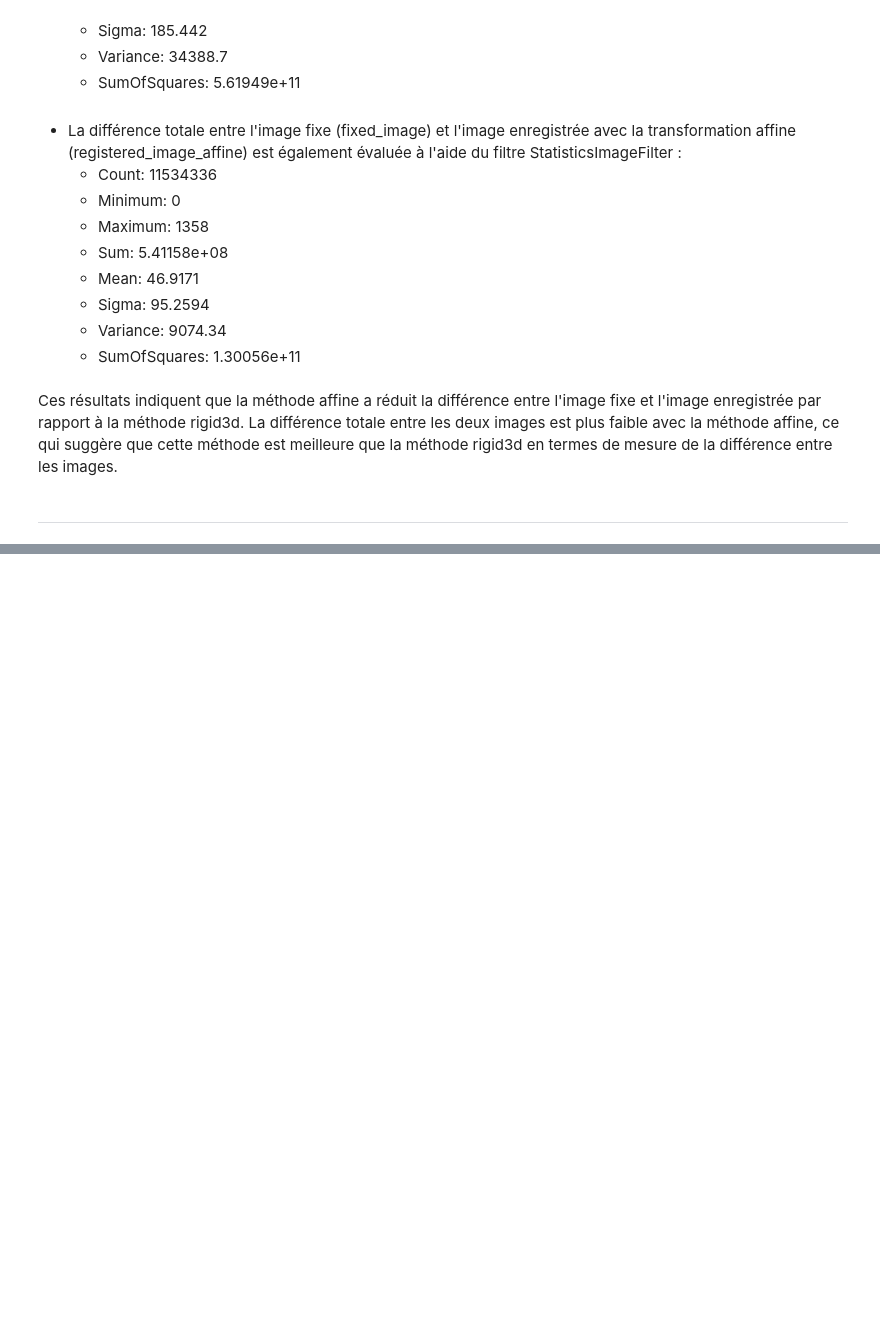
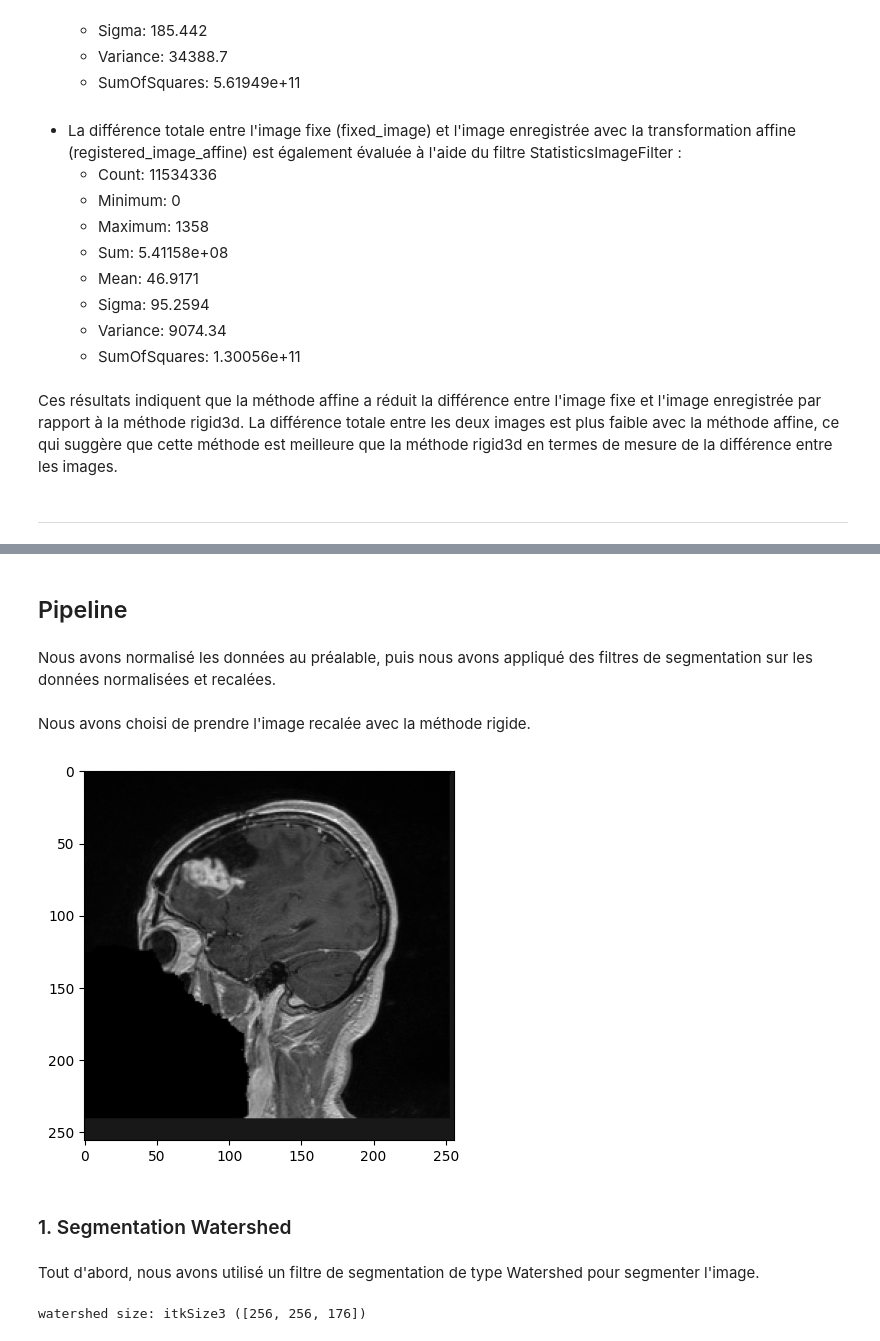
Before and after one commit to DvDC13/ITK-VTK, a Jupyter notebook: pipeline.ipynb, the cells around one changed output, grey strips where cells are left out. Saved outputs shown, nothing was run; the diff lists cells and outputs as text; code cells hidden in the pictures; blank space fills up the shorter version.

```diff
--- a/recalage.ipynb
+++ b/pipeline.ipynb
@@ -119,8 +140,8 @@ def register_images_rigid3D(fixed_image, moving_image):
 
     TransformType = itk.VersorRigid3DTransform[itk.D]
     OptimizerType = itk.RegularStepGradientDescentOptimizerv4[itk.D]
-    MetricType = itk.MeanSquaresImageToImageMetricv4[FixedImageType, MovingImageType]
-    RegistrationType = itk.ImageRegistrationMethodv4[FixedImageType, MovingImageType]
+    MetricType = itk.MeanSquaresImageToImageMetricv4[ImageTypeF, ImageTypeF]
+    RegistrationType = itk.ImageRegistrationMethodv4[ImageTypeF, ImageTypeF]
 
     metric = MetricType.New()
     optimizer = OptimizerType.New()
@@ -134,7 +155,7 @@ def register_images_rigid3D(fixed_image, moving_image):
 
     initial_transform = TransformType.New()
 
-    TransformInitializerType = itk.CenteredTransformInitializer[TransformType, FixedImageType, MovingImageType]
+    TransformInitializerType = itk.CenteredTransformInitializer[TransformType, ImageTypeF, ImageTypeF]
     initializer = TransformInitializerType.New()
 
     initializer.SetTransform(initial_transform)
@@ -229,7 +250,7 @@ def register_images_rigid3D(fixed_image, moving_image):
 
     return registered_image
 # %%
-registered_image_rigid = register_images_rigid3D(fixed_image, moving_image)
+registered_image_rigid = register_images_rigid3D(image1F, image2F)
 print("Registered image size: " + str(registered_image_rigid.GetLargestPossibleRegion().GetSize()))
 # %% [output]
 Optimizer stop condition: RegularStepGradientDescentOptimizerv4: Step too small after 140 iterations. Current step (0.00078125) is less than minimum step (0.001).
@@ -578,0 +516,37 @@ def write_file(image, file_path):
+# %% [markdown]
+## Pipeline
+# %% [markdown]
+Nous avons normalisé les données au préalable, puis nous avons appliqué des filtres de segmentation sur les données normalisées et recalées.
+# %%
+def normalize_image(image):
+    InputPixelType = itk.ctype('float')
+    OutputPixelType = itk.ctype('float')
+    InputImageType = itk.Image[InputPixelType, Dimension]
+    OutputImageType = itk.Image[OutputPixelType, Dimension]
+
+    RescaleFilterType = itk.RescaleIntensityImageFilter[InputImageType, OutputImageType]
+    rescaleFilter = RescaleFilterType.New()
+
+    rescaleFilter.SetInput(image)
+    rescaleFilter.SetOutputMinimum(0)
+    rescaleFilter.SetOutputMaximum(255)
+
+    try:
+        rescaleFilter.Update()
+    except Exception as e:
+        print(e)
+        return None
+
+    return rescaleFilter.GetOutput()
+# %% [markdown]
+Nous avons choisi de prendre l'image recalée avec la méthode rigide.
+# %%
+image_normalized = normalize_image(registered_image_rigid)
+# %%
+display_image(image_normalized, 55)
+# %% [output]
+[figure, added]
+# %% [markdown]
+### 1. Segmentation Watershed
+# %% [markdown]
+Tout d'abord, nous avons utilisé un filtre de segmentation de type Watershed pour segmenter l'image.
@@ -578,0 +574,5 @@ def write_file(image, file_path):
+# %%
+watershed = segmentation_watershed(image_normalized)
+print("watershed size: " + str(watershed.GetLargestPossibleRegion().GetSize()))
+# %% [output]
+watershed size: itkSize3 ([256, 256, 176])
```
Also changed, not shown: parts of 81 cells of this notebook, 2 other files.
